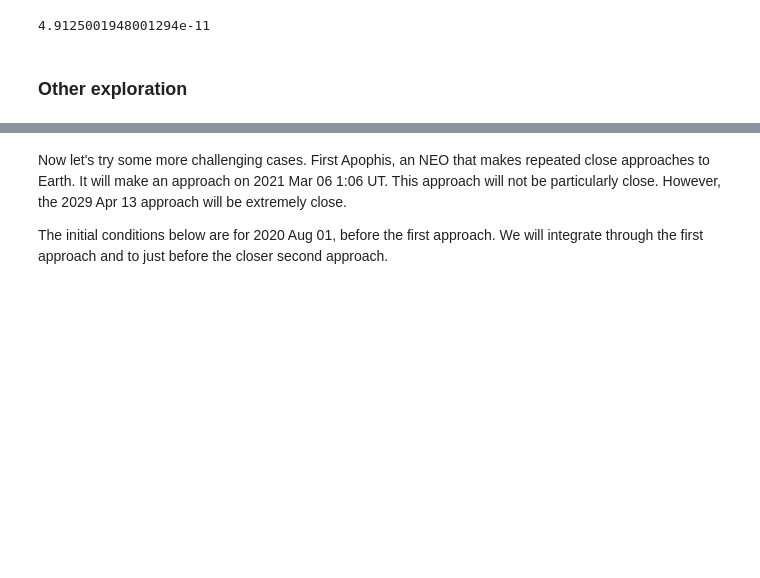
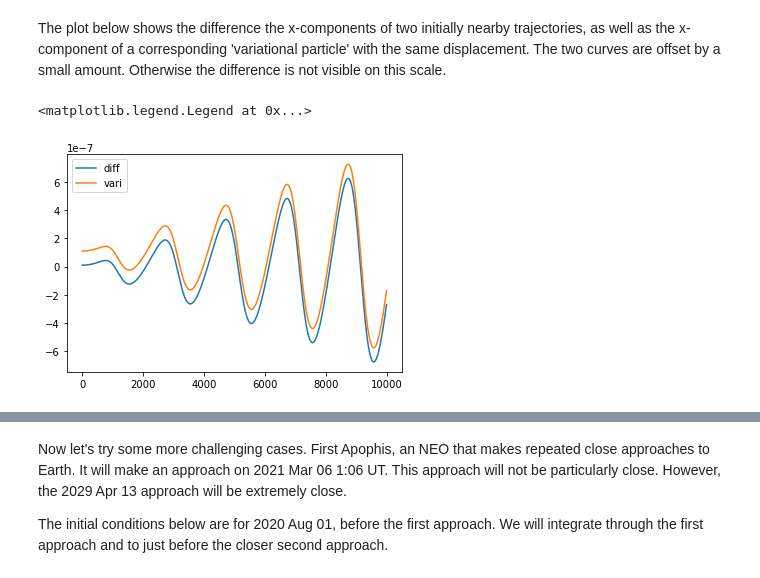
Before and after one commit to matthewholman/reboundx, a Jupyter notebook: examples/ephem_forces/integrator_example.ipynb, the cells around one changed output, grey strips where cells are left out. Drawn from its saved outputs; the diff is of its cells as text; code cells hidden in the pictures; blank space fills up the shorter version.

```diff
--- a/examples/ephem_forces/integrator_example.ipynb
+++ b/examples/ephem_forces/integrator_example.ipynb
@@ -69,0 +96,8 @@ row = [3.338875349745594E+00, -9.176518281675284E-01, -5.038590682977396E-01, 2.
+# %%
+instates = np.array([row])
+n_particles = 1
+
+tstart, tstep, trange = 2458849.5, 20.0, 10000
+
+epoch = tstart
+tend = tstart + trange
@@ -171,6 +247,9 @@ GMpluto = GMpl*day_sec*day_sec/(au_km*au_km*au_km)
-# %%
-print('%.16le' % (GMmerc))
-# %% [output]
-4.9125001948001294e-11
-# %% [markdown]
-### Other exploration
+# %% [markdown]
+The plot below shows the difference the x-components of two initially nearby trajectories, as well as the x-component of a corresponding 'variational particle' with the same displacement.  The two curves are offset by a small amount.  Otherwise the difference is not visible on this scale.
+# %%
+plt.plot(times-times[0], (states[:,1,:]-states[:,0,:])[:,0], label='diff')
+plt.plot(times-times[0], var[:,0,0]*scale+1e-7, label='vari')
+plt.legend()
+# %% [output]
+<matplotlib.legend.Legend at 0x...>
+[figure, added]
```
Also changed, not shown: parts of 268 cells of this notebook, 2 other files.
